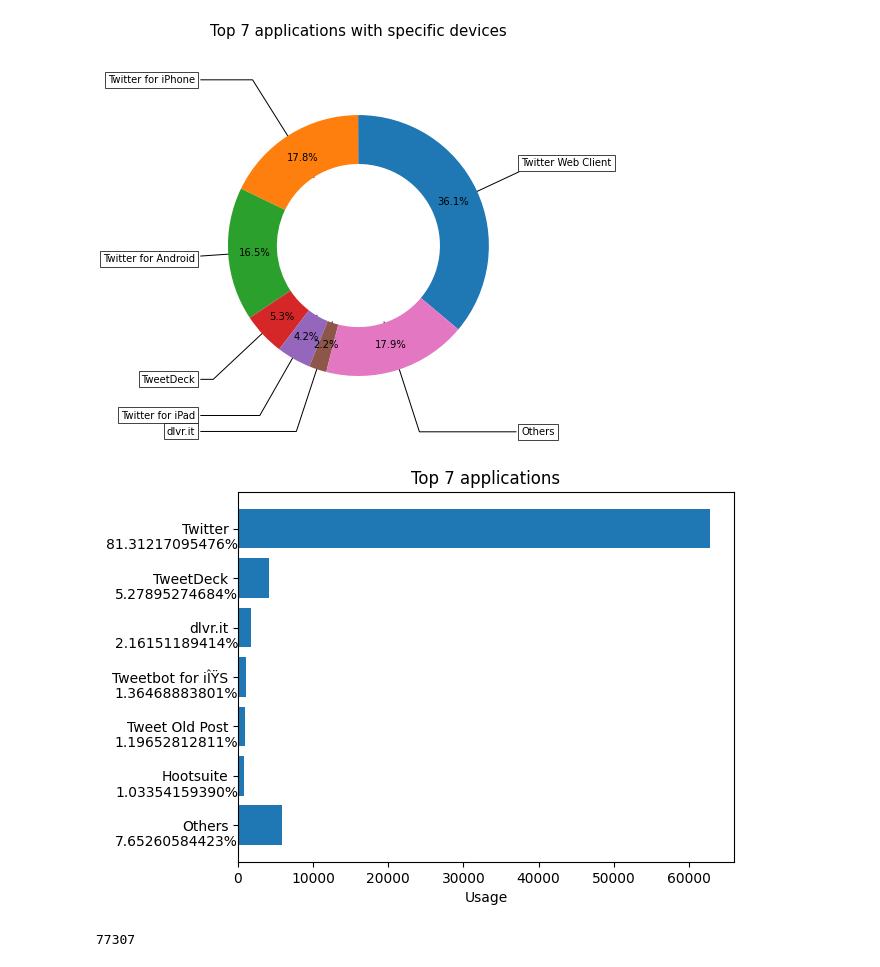
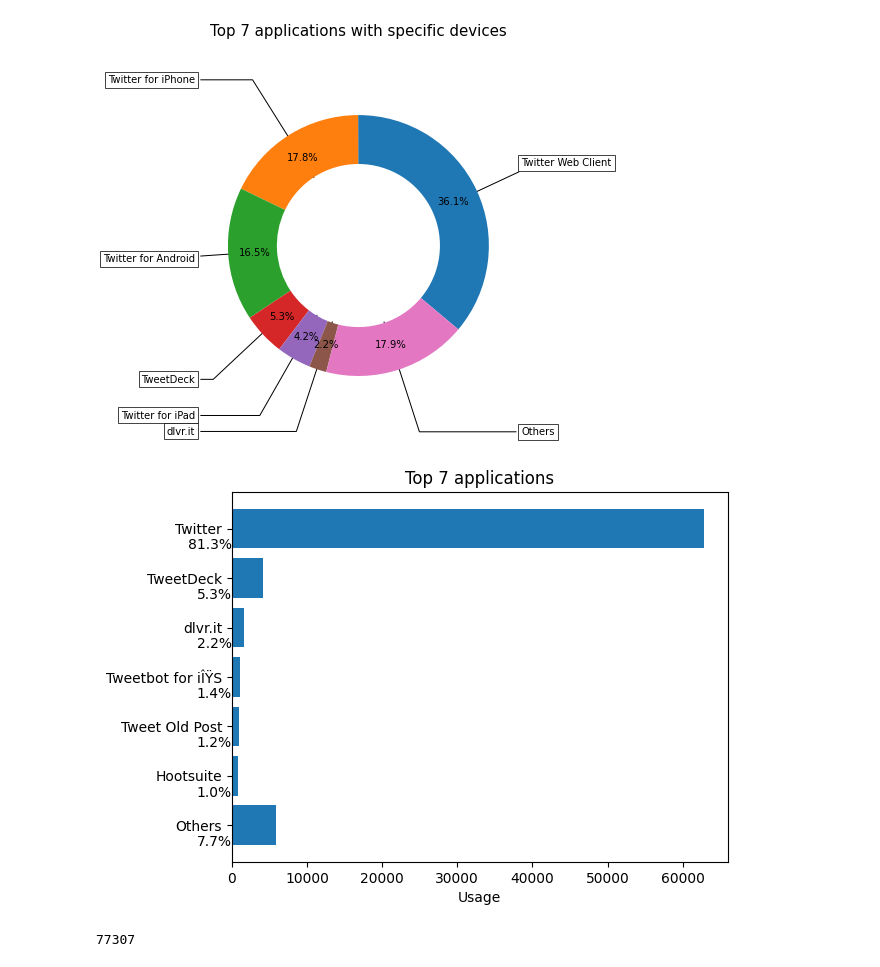
Before and after one commit to evannicholas/CS2006P, a Jupyter notebook: notebooks/CometLanding.ipynb, the cells around one changed output. Drawn from its saved outputs; the diff is of its cells as text; code cells hidden in the pictures.

```diff
--- a/notebooks/CometLanding.ipynb
+++ b/notebooks/CometLanding.ipynb
@@ -579,2 +410,0 @@ df2 = pd.DataFrame(records, columns=["id_str", "from_user", "text", "created_at"
-# %%
-df = df2
@@ -897,35 +725,35 @@ plt.show()
 # https://matplotlib.org/3.5.1/gallery/lines_bars_and_markers/barh.html#sphx-glr-gallery-lines-bars-and-markers-barh-py
 # https://datascience.stackexchange.com/questions/48035/how-to-show-percentage-text-next-to-the-horizontal-bars-in-matplotlib
 
 label = top7_app.keys().tolist()
 
 data = top7_app.values.tolist()
 
 
 plt.rcdefaults()
 fig, ax = plt.subplots()
 
 y_pos = label
 ax.barh(y_pos, data, align='center')
 ax.set_yticks(y_pos, labels=label)
 ax.invert_yaxis()
 ax.set_xlabel('Usage')
 ax.set_title('Top 7 applications')
 
 total = df["applications"].size
 
 #Percentage
 for p in ax.patches:
     width = p.get_width()
     height = p.get_height()
-    percentage = '{:.11f}%'.format(100*p.get_width()/total)
+    percentage = '{:.1f}%'.format(100*p.get_width()/total)
     x, y = p.get_xy()
     ax.annotate(percentage, (x, y + height*1.02), ha='right')
 
 
 plt.show()
 # %% [output]
-[figure, old version]
+[figure, new version]
 # %%
 df["applications"].size
 # %% [output]
```
Also changed, not shown: parts of 28 cells of this notebook, 3 other files.
